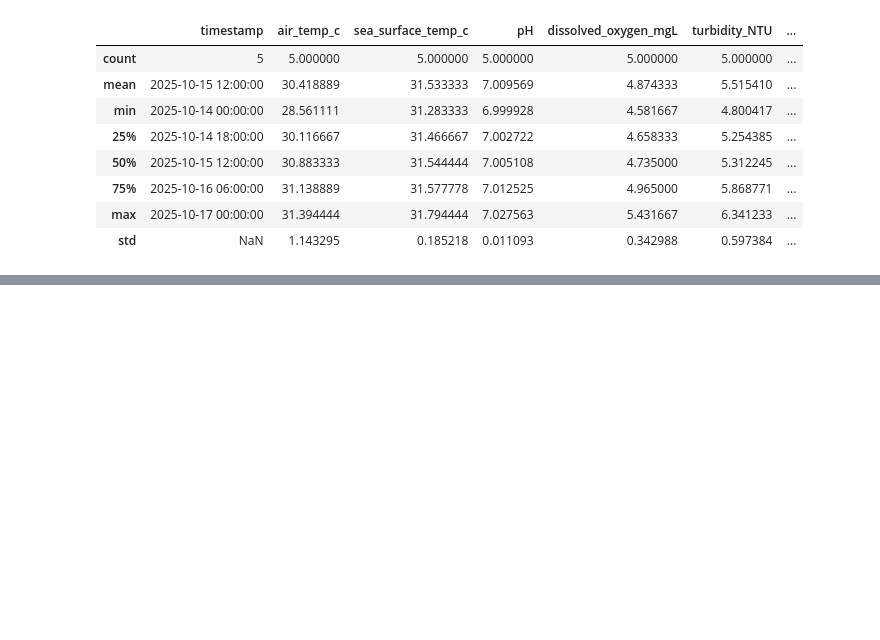
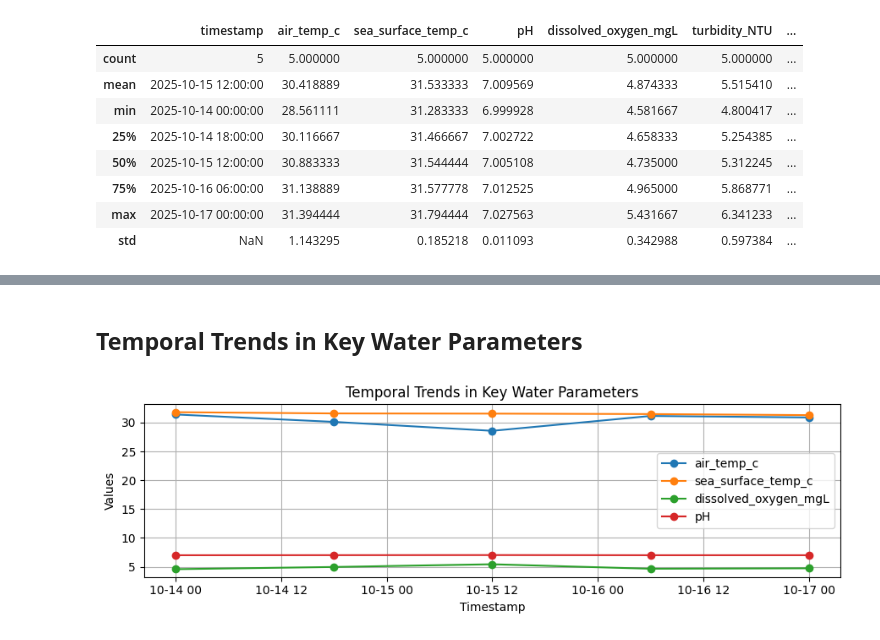
Before and after one commit to regional-specter/NextGen-Innovators, a Jupyter notebook: ML Model/water-monitoring.ipynb, the cells around one changed output, grey strips where cells are left out. Cells and saved outputs as stored; diff of their text form; code cells hidden in the pictures; blank space fills up the shorter version.

```diff
--- a/ML Model/water-monitoring.ipynb
+++ b/ML Model/water-monitoring.ipynb
@@ -189,0 +232,16 @@ memory usage: 692.0 bytes
+# %% [markdown]
+## **Temporal Trends in Key Water Parameters**
+# %%
+# === Temporal Trends ===
+plt.figure(figsize=(9, 3))
+for col in ["air_temp_c", "sea_surface_temp_c", "dissolved_oxygen_mgL", "pH"]:
+    plt.plot(df["timestamp"], df[col], marker="o", label=col)
+plt.legend()
+plt.xlabel("Timestamp")
+plt.ylabel("Values")
+plt.title("Temporal Trends in Key Water Parameters")
+plt.grid(True)
+plt.tight_layout()
+plt.show()
+# %% [output]
+[figure, added]
```
Also changed, not shown: parts of 9 cells of this notebook.
